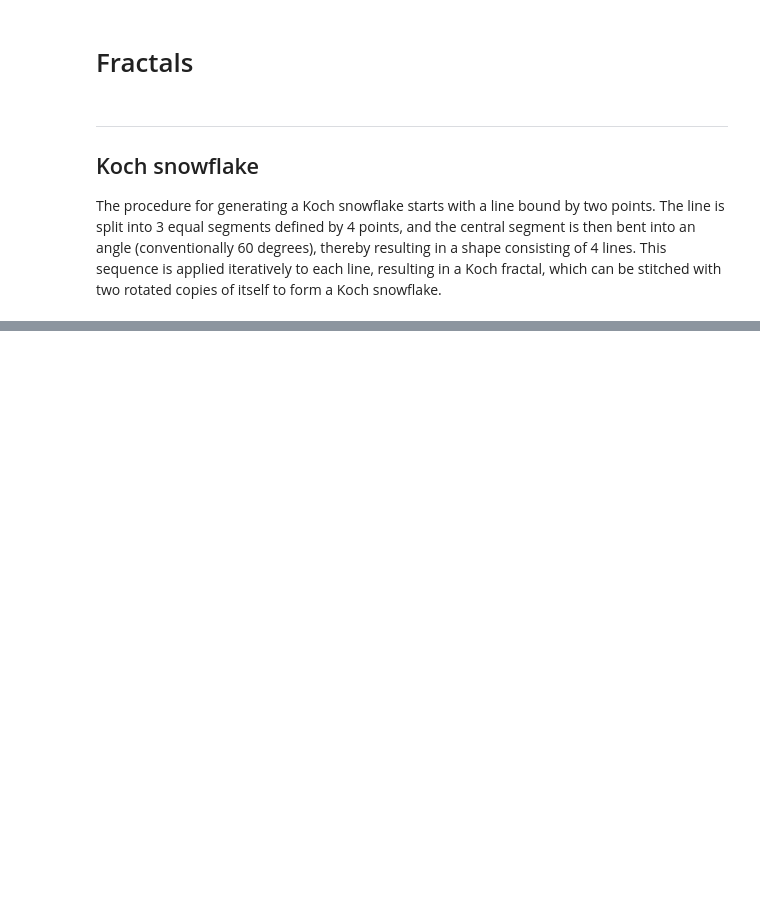
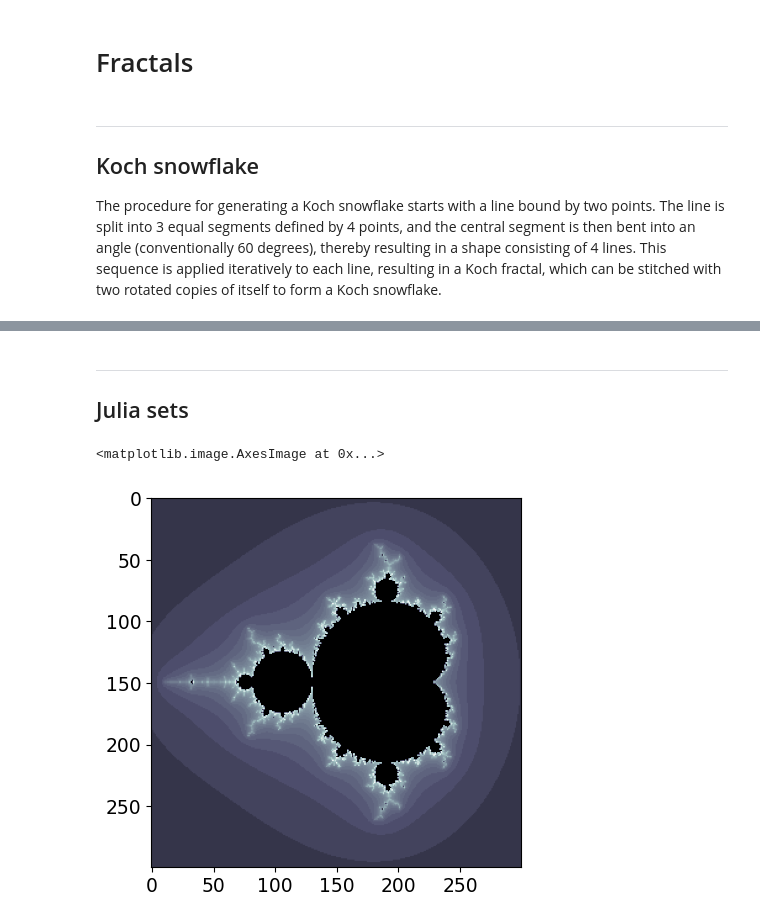
Before and after one commit to aalmusalhi/fractals, a Jupyter notebook: fractals.ipynb, the cells around one changed output, grey strips where cells are left out. Drawn from its saved outputs; the diff is of its cells as text; code cells hidden in the pictures; blank space fills up the shorter version.

Commit message:
initial implementation of Julia sets

```diff
--- a/fractals.ipynb
+++ b/fractals.ipynb
@@ -121,0 +115,3 @@ anim.save('outputs/sierpinski.gif', writer = 'pillow', fps = 30, dpi = 300)
+# %% [markdown]
+---
+## Julia sets
@@ -121,0 +120,14 @@ anim.save('outputs/sierpinski.gif', writer = 'pillow', fps = 30, dpi = 300)
+# %%
+# mandelbrot set
+import matplotlib.colors as mplc
+
+z = complex(0, 0)
+n_vals = 300
+a_vals = np.linspace(-2.1, 1, n_vals)
+b_vals = np.linspace(-1.5, 1.5, n_vals)
+d = np.array([[complex.iterate(z, complex(a, b), max_iter = 100, threshold = 5) for b in b_vals] for a in tqdm(a_vals, position = 0)])
+
+plt.imshow(d.T, cmap = 'bone', norm = mplc.LogNorm())
+# %% [output]
+<matplotlib.image.AxesImage at 0x...>
+[figure, added]
```
Also changed, not shown: parts of 9 cells of this notebook.
